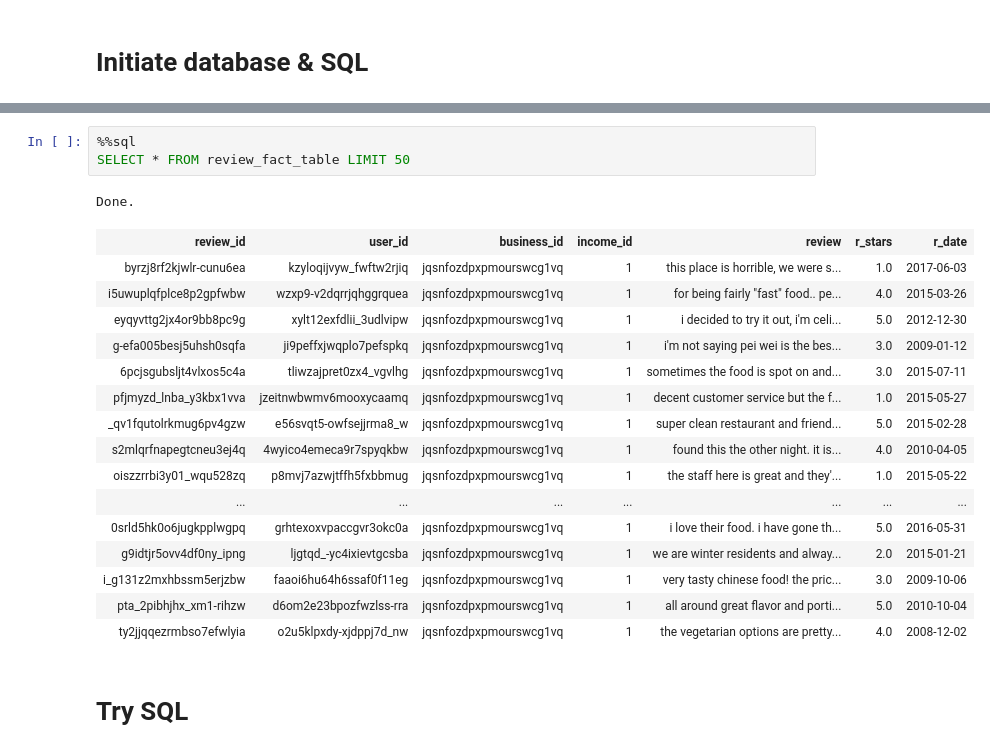
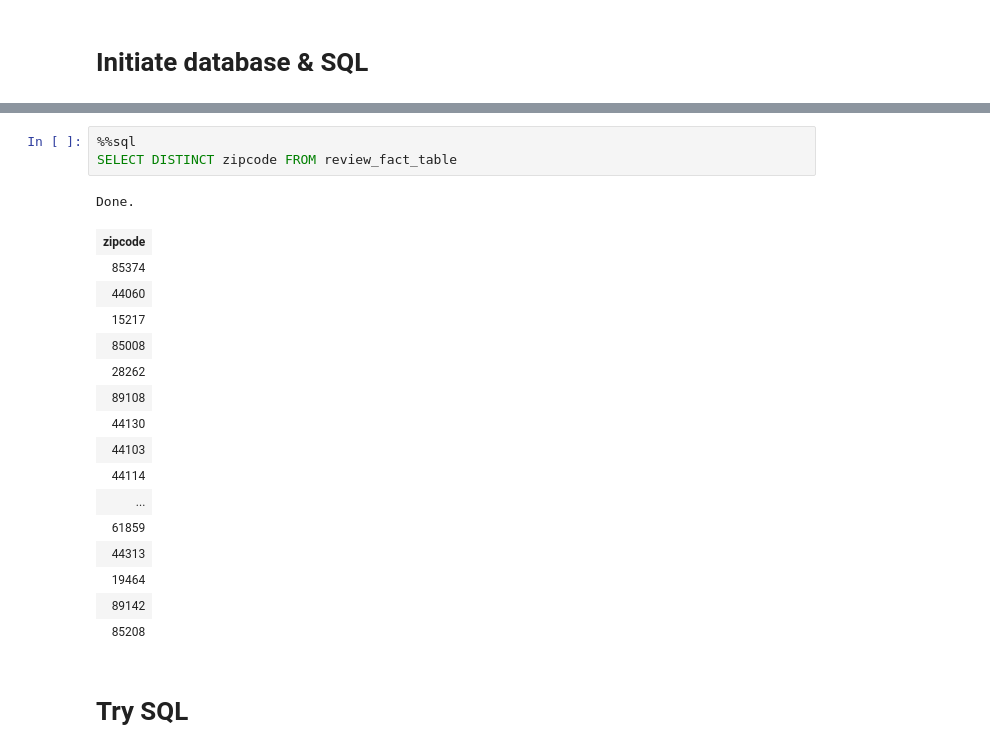
Before and after one commit to zzhang83/Yelp_Sentiment_Analysis, a Jupyter notebook: database.ipynb, the cells around one changed output, grey strips where cells are left out. Drawn from its saved outputs; the diff is of its cells as text.

```diff
--- a/database.ipynb
+++ b/database.ipynb
@@ -274,24 +254,24 @@ UPDATE review_fact_table SET income_id=(SELECT income.id FROM income, business W
 # %%
 %%sql
-SELECT * FROM review_fact_table LIMIT 50
+SELECT DISTINCT zipcode FROM review_fact_table
 # %% [output]
 Done.
-| review_id | user_id | business_id | income_id | review | r_stars | r_date |
-| byrzj8rf2kjwlr-cunu6ea | kzyloqijvyw_fwftw2rjiq | jqsnfozdpxpmourswcg1vq | 1 | this place is horrible, we were s... | 1.0 | 2017-06-03 |
-| i5uwuplqfplce8p2gpfwbw | wzxp9-v2dqrrjqhggrquea | jqsnfozdpxpmourswcg1vq | 1 | for being fairly "fast" food.. pe... | 4.0 | 2015-03-26 |
-| eyqyvttg2jx4or9bb8pc9g | xylt12exfdlii_3udlvipw | jqsnfozdpxpmourswcg1vq | 1 | i decided to try it out, i'm celi... | 5.0 | 2012-12-30 |
-| g-efa005besj5uhsh0sqfa | ji9peffxjwqplo7pefspkq | jqsnfozdpxpmourswcg1vq | 1 | i'm not saying pei wei is the bes... | 3.0 | 2009-01-12 |
-| 6pcjsgubsljt4vlxos5c4a | tliwzajpret0zx4_vgvlhg | jqsnfozdpxpmourswcg1vq | 1 | sometimes the food is spot on and... | 3.0 | 2015-07-11 |
-| pfjmyzd_lnba_y3kbx1vva | jzeitnwbwmv6mooxycaamq | jqsnfozdpxpmourswcg1vq | 1 | decent customer service but the f... | 1.0 | 2015-05-27 |
-| _qv1fqutolrkmug6pv4gzw | e56svqt5-owfsejjrma8_w | jqsnfozdpxpmourswcg1vq | 1 | super clean restaurant and friend... | 5.0 | 2015-02-28 |
-| s2mlqrfnapegtcneu3ej4q | 4wyico4emeca9r7spyqkbw | jqsnfozdpxpmourswcg1vq | 1 | found this the other night. it is... | 4.0 | 2010-04-05 |
-| oiszzrrbi3y01_wqu528zq | p8mvj7azwjtffh5fxbbmug | jqsnfozdpxpmourswcg1vq | 1 | the staff here is great and they'... | 1.0 | 2015-05-22 |
-| ... | ... | ... | ... | ... | ... | ... |
-| 0srld5hk0o6jugkpplwgpq | grhtexoxvpaccgvr3okc0a | jqsnfozdpxpmourswcg1vq | 1 | i love their food. i have gone th... | 5.0 | 2016-05-31 |
-| g9idtjr5ovv4df0ny_ipng | ljgtqd_-yc4ixievtgcsba | jqsnfozdpxpmourswcg1vq | 1 | we are winter residents and alway... | 2.0 | 2015-01-21 |
-| i_g131z2mxhbssm5erjzbw | faaoi6hu64h6ssaf0f11eg | jqsnfozdpxpmourswcg1vq | 1 | very tasty chinese food! the pric... | 3.0 | 2009-10-06 |
-| pta_2pibhjhx_xm1-rihzw | d6om2e23bpozfwzlss-rra | jqsnfozdpxpmourswcg1vq | 1 | all around great flavor and porti... | 5.0 | 2010-10-04 |
-| ty2jjqqezrmbso7efwlyia | o2u5klpxdy-xjdppj7d_nw | jqsnfozdpxpmourswcg1vq | 1 | the vegetarian options are pretty... | 4.0 | 2008-12-02 |
+| zipcode |
+| 85374 |
+| 44060 |
+| 15217 |
+| 85008 |
+| 28262 |
+| 89108 |
+| 44130 |
+| 44103 |
+| 44114 |
+| ... |
+| 61859 |
+| 44313 |
+| 19464 |
+| 89142 |
+| 85208 |
 # %% [markdown]
 # Try SQL
 # %%
```
Also changed, not shown: parts of 24 cells of this notebook.
